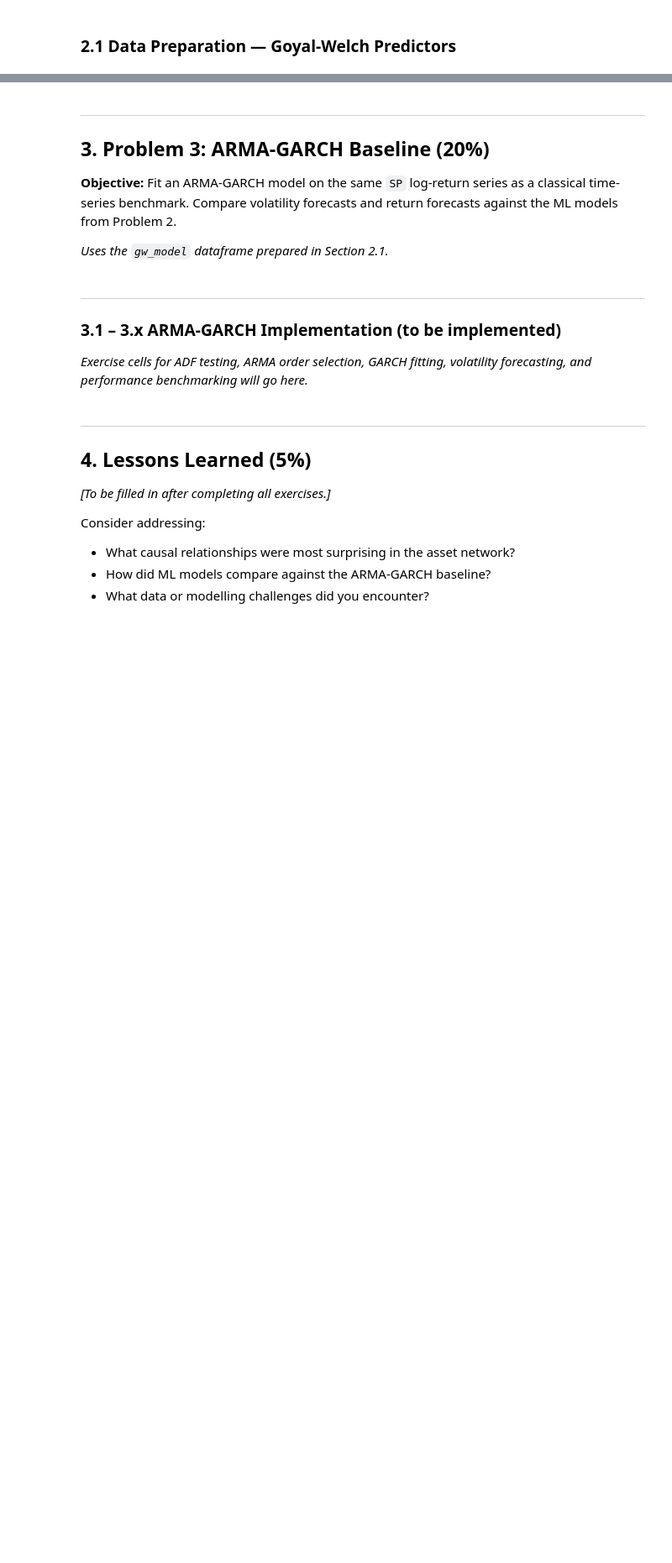
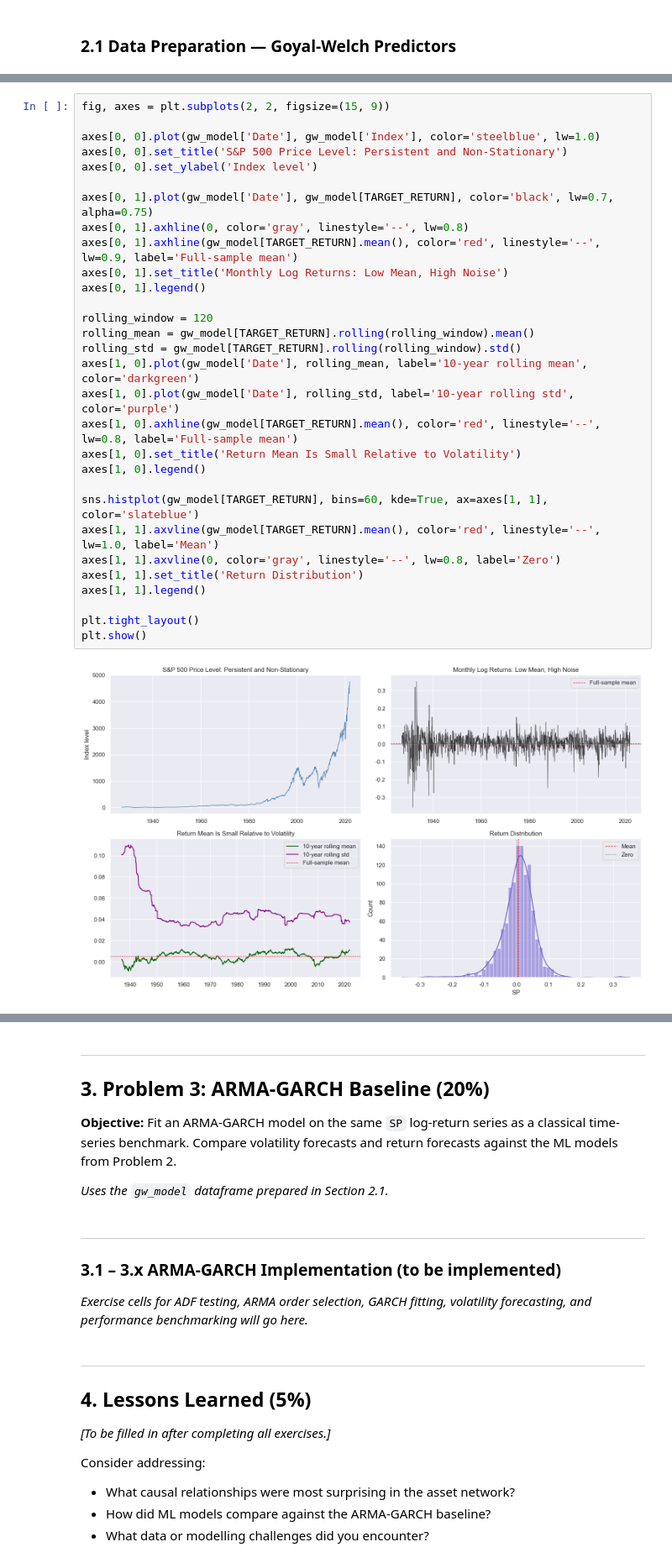
Before and after one commit to lucassalamancaf/ML_Finance, a Jupyter notebook: Hw1/HW1_Task1.ipynb, the cells around one changed output, grey strips where cells are left out. Shown at 84% size. Saved outputs shown, nothing was run; the diff lists cells and outputs as text; blank space fills up the shorter version.

```diff
--- a/Hw1/HW1_Task1.ipynb
+++ b/Hw1/HW1_Task1.ipynb
@@ -1639,0 +652,32 @@ plt.show()
+# %%
+fig, axes = plt.subplots(2, 2, figsize=(15, 9))
+
+axes[0, 0].plot(gw_model['Date'], gw_model['Index'], color='steelblue', lw=1.0)
+axes[0, 0].set_title('S&P 500 Price Level: Persistent and Non-Stationary')
+axes[0, 0].set_ylabel('Index level')
+
+axes[0, 1].plot(gw_model['Date'], gw_model[TARGET_RETURN], color='black', lw=0.7, alpha=0.75)
+axes[0, 1].axhline(0, color='gray', linestyle='--', lw=0.8)
+axes[0, 1].axhline(gw_model[TARGET_RETURN].mean(), color='red', linestyle='--', lw=0.9, label='Full-sample mean')
+axes[0, 1].set_title('Monthly Log Returns: Low Mean, High Noise')
+axes[0, 1].legend()
+
+rolling_window = 120
+rolling_mean = gw_model[TARGET_RETURN].rolling(rolling_window).mean()
+rolling_std = gw_model[TARGET_RETURN].rolling(rolling_window).std()
+axes[1, 0].plot(gw_model['Date'], rolling_mean, label='10-year rolling mean', color='darkgreen')
+axes[1, 0].plot(gw_model['Date'], rolling_std, label='10-year rolling std', color='purple')
+axes[1, 0].axhline(gw_model[TARGET_RETURN].mean(), color='red', linestyle='--', lw=0.8, label='Full-sample mean')
+axes[1, 0].set_title('Return Mean Is Small Relative to Volatility')
+axes[1, 0].legend()
+
+sns.histplot(gw_model[TARGET_RETURN], bins=60, kde=True, ax=axes[1, 1], color='slateblue')
+axes[1, 1].axvline(gw_model[TARGET_RETURN].mean(), color='red', linestyle='--', lw=1.0, label='Mean')
+axes[1, 1].axvline(0, color='gray', linestyle='--', lw=0.8, label='Zero')
+axes[1, 1].set_title('Return Distribution')
+axes[1, 1].legend()
+
+plt.tight_layout()
+plt.show()
+# %% [output]
+[figure, added]
```
Also changed, not shown: parts of 61 cells of this notebook, 7 other files.
